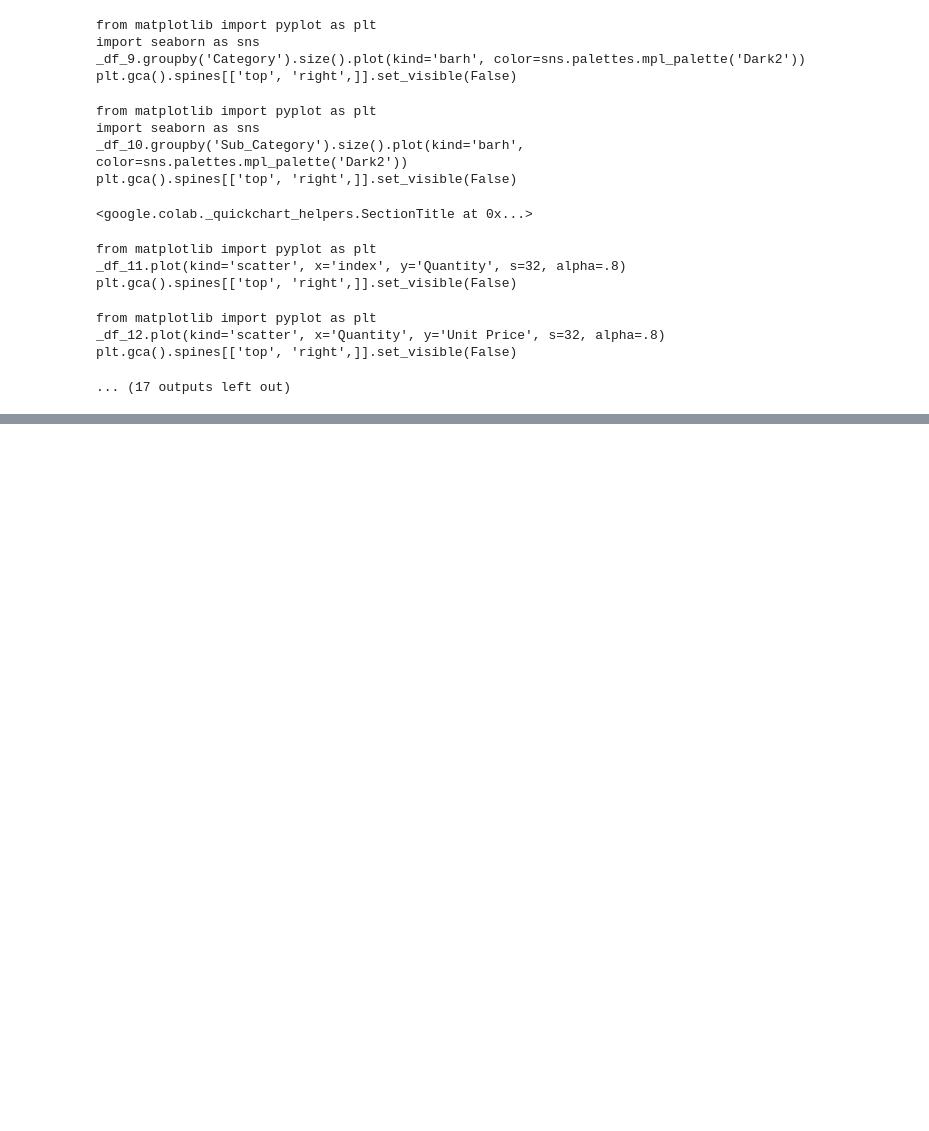
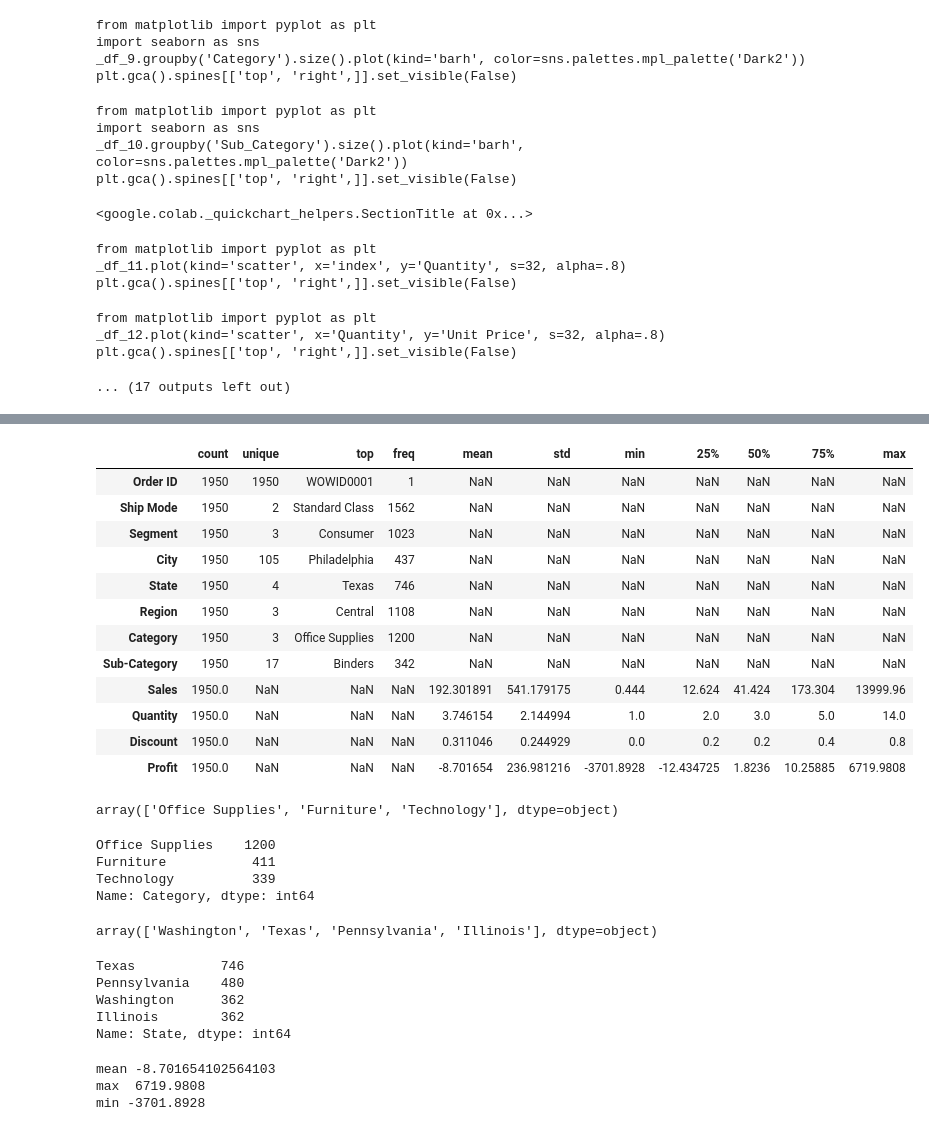
Before and after one commit to mmeeran/Python, a Jupyter notebook: Python_Class_prework.ipynb, the cells around one changed output, grey strips where cells are left out. Drawn from its saved outputs; the diff is of its cells as text; code cells hidden in the pictures; blank space fills up the shorter version.

```diff
--- a/Python_Class_prework.ipynb
+++ b/Python_Class_prework.ipynb
@@ -754,0 +807,4 @@ plt.gca().spines[['top', 'right',]].set_visible(False)
+# %%
+
+
+data = pd.read_csv('/content/drive/MyDrive/PythonCourse/WOW_Super_store.csv')
@@ -754,0 +870,47 @@ plt.gca().spines[['top', 'right',]].set_visible(False)
+# %%
+data.describe(include="all").T
+# %% [output]
+|  | count | unique | top | freq | mean | std | min | 25% | 50% | 75% | max |
+| Order ID | 1950 | 1950 | WOWID0001 | 1 | NaN | NaN | NaN | NaN | NaN | NaN | NaN |
+| Ship Mode | 1950 | 2 | Standard Class | 1562 | NaN | NaN | NaN | NaN | NaN | NaN | NaN |
+| Segment | 1950 | 3 | Consumer | 1023 | NaN | NaN | NaN | NaN | NaN | NaN | NaN |
+| City | 1950 | 105 | Philadelphia | 437 | NaN | NaN | NaN | NaN | NaN | NaN | NaN |
+| State | 1950 | 4 | Texas | 746 | NaN | NaN | NaN | NaN | NaN | NaN | NaN |
+| Region | 1950 | 3 | Central | 1108 | NaN | NaN | NaN | NaN | NaN | NaN | NaN |
+| Category | 1950 | 3 | Office Supplies | 1200 | NaN | NaN | NaN | NaN | NaN | NaN | NaN |
+| Sub-Category | 1950 | 17 | Binders | 342 | NaN | NaN | NaN | NaN | NaN | NaN | NaN |
+| Sales | 1950.0 | NaN | NaN | NaN | 192.301891 | 541.179175 | 0.444 | 12.624 | 41.424 | 173.304 | 13999.96 |
+| Quantity | 1950.0 | NaN | NaN | NaN | 3.746154 | 2.144994 | 1.0 | 2.0 | 3.0 | 5.0 | 14.0 |
+| Discount | 1950.0 | NaN | NaN | NaN | 0.311046 | 0.244929 | 0.0 | 0.2 | 0.2 | 0.4 | 0.8 |
+| Profit | 1950.0 | NaN | NaN | NaN | -8.701654 | 236.981216 | -3701.8928 | -12.434725 | 1.8236 | 10.25885 | 6719.9808 |
+# %%
+data["Category"].unique()
+# %% [output]
+array(['Office Supplies', 'Furniture', 'Technology'], dtype=object)
+# %%
+data["Category"].value_counts()
+# %% [output]
+Office Supplies    1200
+Furniture           411
+Technology          339
+Name: Category, dtype: int64
+# %%
+data["State"].unique()
+# %% [output]
+array(['Washington', 'Texas', 'Pennsylvania', 'Illinois'], dtype=object)
+# %%
+data["State"].value_counts()
+# %% [output]
+Texas           746
+Pennsylvania    480
+Washington      362
+Illinois        362
+Name: State, dtype: int64
+# %%
+print("mean", data["Profit"].mean())
+print("max ", data["Profit"].max())
+print("min", data["Profit"].min())
+# %% [output]
+mean -8.701654102564103
+max  6719.9808
+min -3701.8928
```
Also changed, not shown: parts of 12 cells of this notebook.
